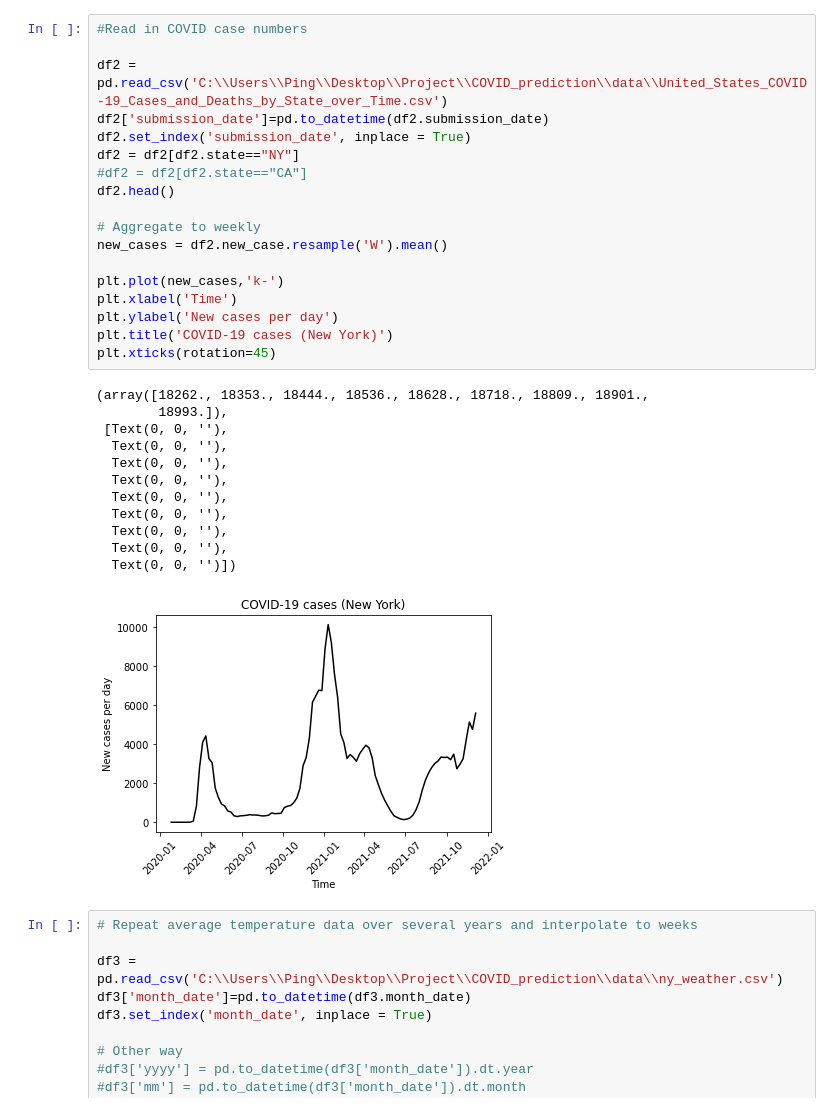
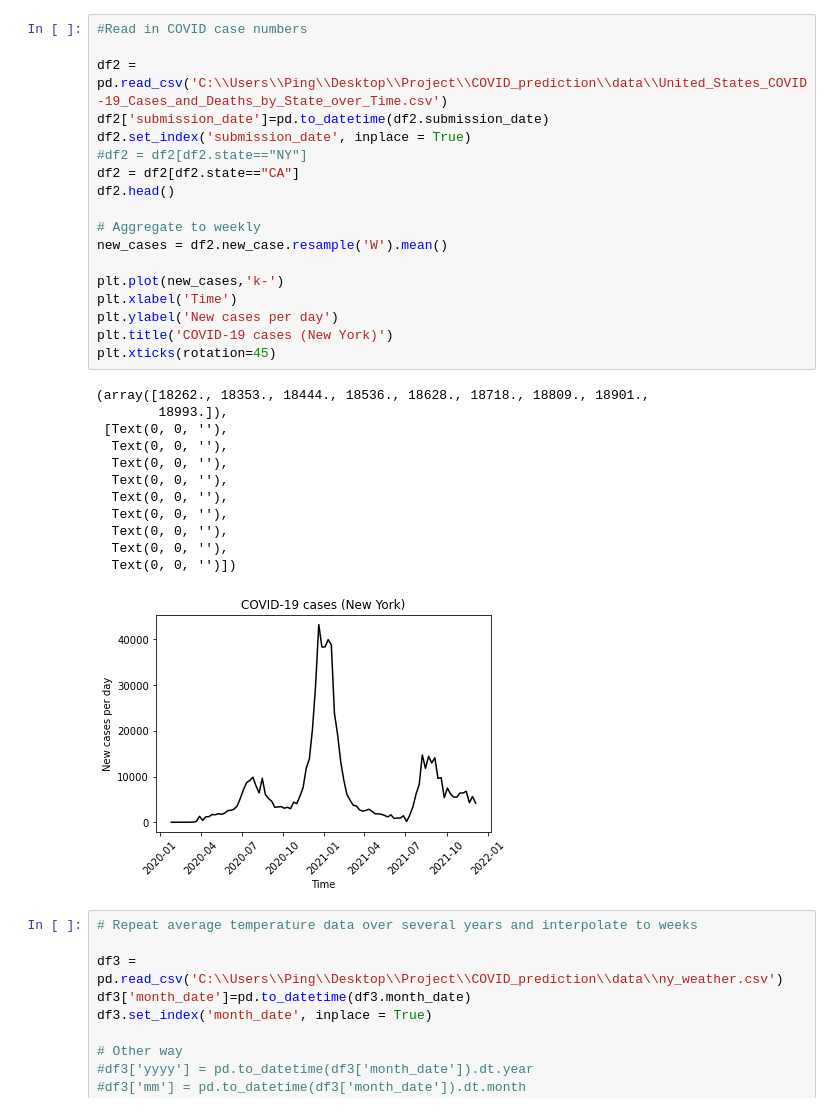
Before and after one commit to xpliu16/COVID_prediction, a Jupyter notebook: Time_series_prediction.ipynb, the cells around one changed output. Cells and saved outputs as stored; diff of their text form.

```diff
--- a/Time_series_prediction.ipynb
+++ b/Time_series_prediction.ipynb
@@ -52,34 +52,34 @@ df1['caution'] = df1['caution_sm']
 # %%
 #Read in COVID case numbers
 
 df2 = pd.read_csv('C:\\Users\\Ping\\Desktop\\Project\\COVID_prediction\\data\\United_States_COVID-19_Cases_and_Deaths_by_State_over_Time.csv')
 df2['submission_date']=pd.to_datetime(df2.submission_date)
 df2.set_index('submission_date', inplace = True)
-df2 = df2[df2.state=="NY"]
-#df2 = df2[df2.state=="CA"]
+#df2 = df2[df2.state=="NY"]
+df2 = df2[df2.state=="CA"]
 df2.head()
 
 # Aggregate to weekly
 new_cases = df2.new_case.resample('W').mean()
 
 plt.plot(new_cases,'k-')
 plt.xlabel('Time')
 plt.ylabel('New cases per day')
 plt.title('COVID-19 cases (New York)')
 plt.xticks(rotation=45)
 # %% [output]
 (array([18262., 18353., 18444., 18536., 18628., 18718., 18809., 18901.,
         18993.]),
  [Text(0, 0, ''),
   Text(0, 0, ''),
   Text(0, 0, ''),
   Text(0, 0, ''),
   Text(0, 0, ''),
   Text(0, 0, ''),
   Text(0, 0, ''),
   Text(0, 0, ''),
   Text(0, 0, '')])
-[figure, old version]
+[figure, new version]
 # %%
 # Repeat average temperature data over several years and interpolate to weeks
 
```
Also changed, not shown: parts of 38 cells of this notebook.
